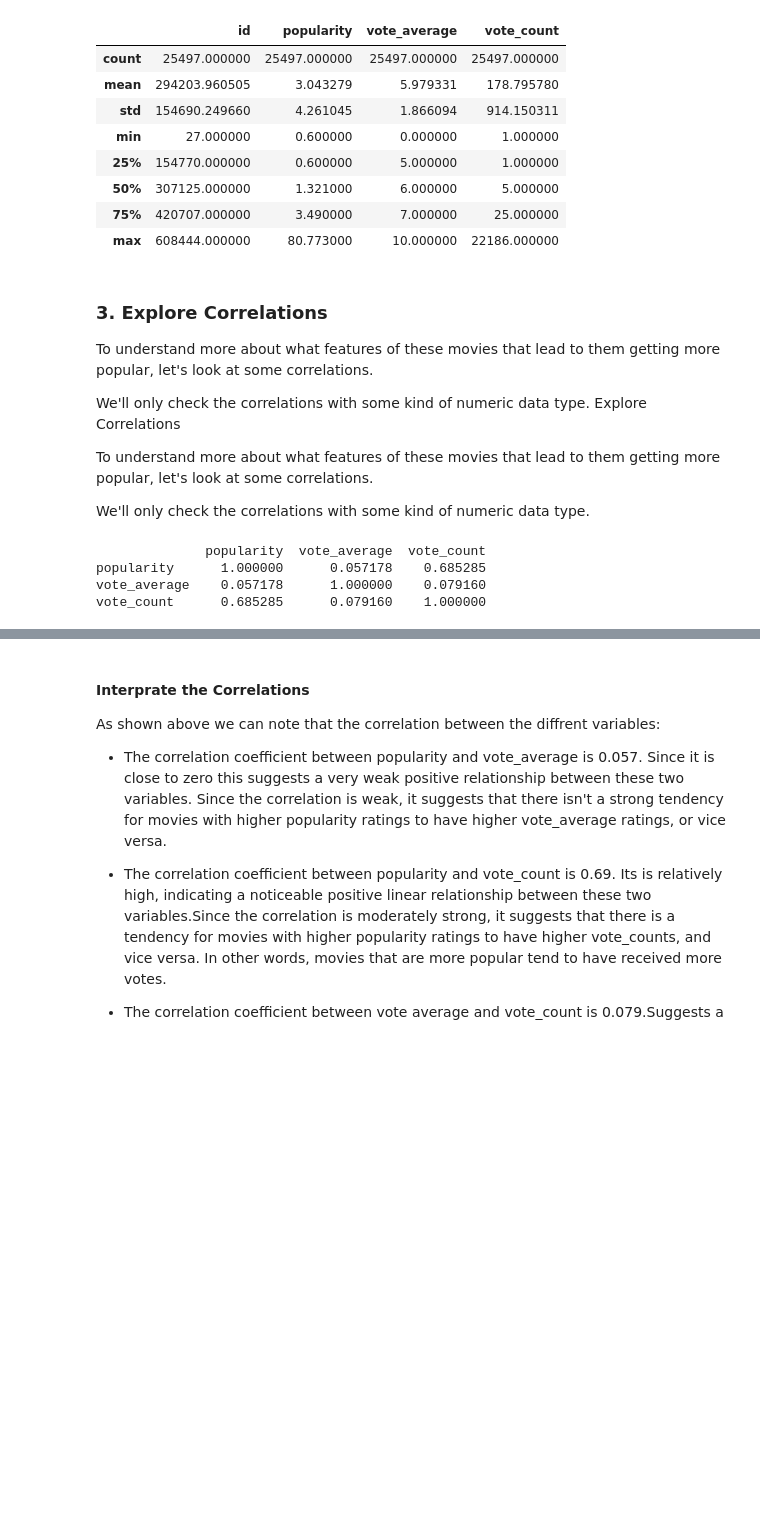
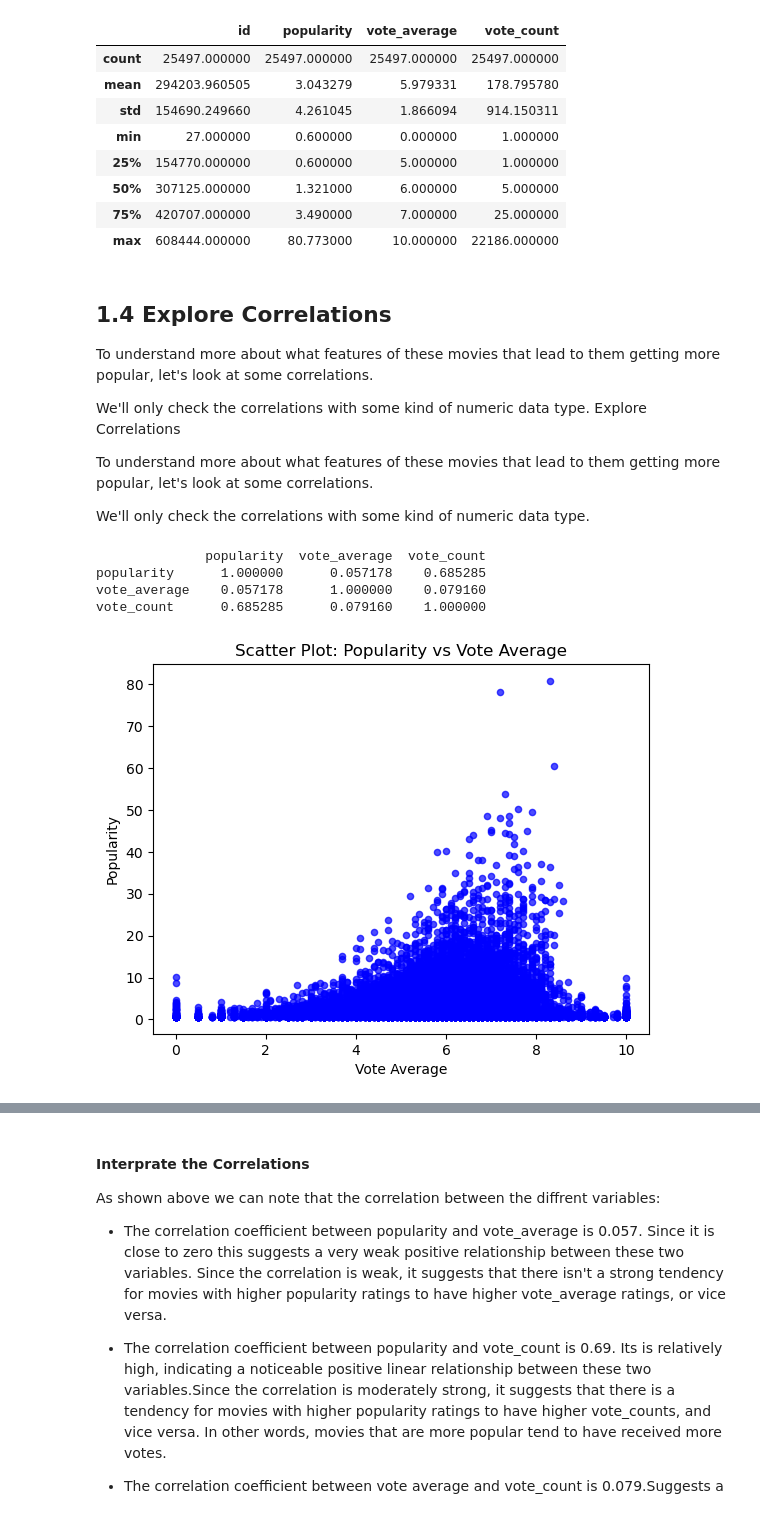
Before and after one commit to KoilaBetty/Box-Office-Movies-Analysis, a Jupyter notebook: Index.ipynb, the cells around one changed output, grey strips where cells are left out. Cells and saved outputs as stored; diff of their text form; code cells hidden in the pictures; blank space fills up the shorter version.

```diff
--- a/Index.ipynb
+++ b/Index.ipynb
@@ -101,7 +106,7 @@ df.describe()
 | 75% | 420707.000000 | 3.490000 | 7.000000 | 25.000000 |
 | max | 608444.000000 | 80.773000 | 10.000000 | 22186.000000 |
 # %% [markdown]
-### 3. Explore Correlations
+## 1.4 Explore Correlations
 
 To understand more about what features of these movies that lead to them getting more popular, let's look at some correlations.
 
@@ -125,3 +130,16 @@ print(correlation_matrix)
 popularity      1.000000      0.057178    0.685285
 vote_average    0.057178      1.000000    0.079160
 vote_count      0.685285      0.079160    1.000000
+# %%
+# Create scatter plot
+df.plot.scatter(x='vote_average', y='popularity', color='blue', alpha=0.7)
+
+# Add labels and title
+plt.xlabel('Vote Average')
+plt.ylabel('Popularity')
+plt.title('Scatter Plot: Popularity vs Vote Average')
+
+# Show plot
+plt.show()
+# %% [output]
+[figure, added]
```
Also changed, not shown: parts of 17 cells of this notebook.
